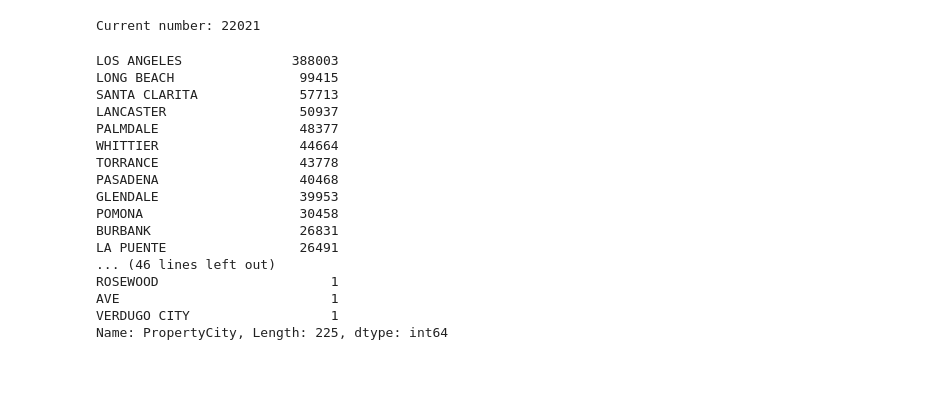
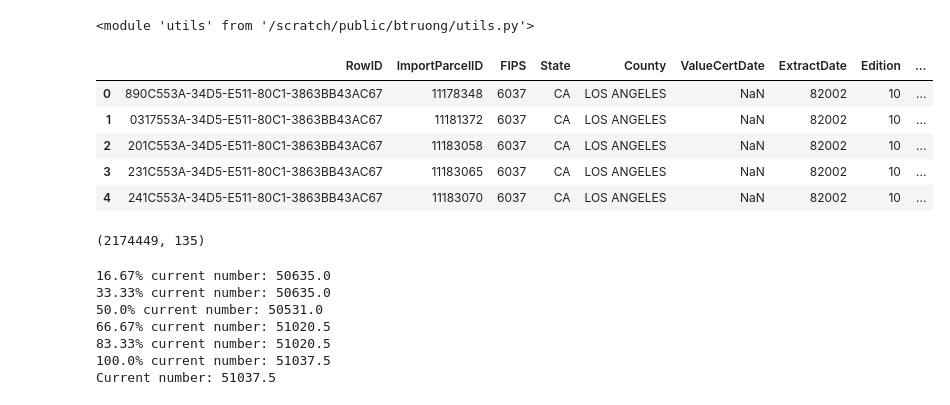
Before and after one commit to brianhtruong/cci_research, a Jupyter notebook: summer_2018/eml_ztrax/Quantifying Santa Monica.ipynb, the cells around one changed output. Saved outputs shown, nothing was run; the diff lists cells and outputs as text; code cells hidden in the pictures; blank space fills up the shorter version.

```diff
--- a/summer_2018/eml_ztrax/Quantifying Santa Monica.ipynb
+++ b/summer_2018/eml_ztrax/Quantifying Santa Monica.ipynb
@@ -20,32 +20,37 @@ from pathlib import Path
 
 # SQL
 import sqlalchemy
+# %%
+from importlib import reload
+import utils as utils
+reload(utils)
+# %% [output]
+<module 'utils' from '/scratch/public/btruong/utils.py'>
 # %%
-# Read LA_u subsidized
-la = pd.read_csv('los_angeles_u_v2'+'.csv', sep='|')
+# Read LA Unsubsidized
+la = pd.read_csv('los_angeles_u'+'_v2.csv', sep='|')
+# %%
+display(la.head())
+print(la.shape)
+# %% [output]
+|  | RowID | ImportParcelID | FIPS | State | County | ValueCertDate | ExtractDate | Edition | ... |
+| 0 | 890C553A-34D5-E511-80C1-3863BB43AC67 | 11178348 | 6037 | CA | LOS ANGELES | NaN | 82002 | 10 | ... |
+| 1 | 0317553A-34D5-E511-80C1-3863BB43AC67 | 11181372 | 6037 | CA | LOS ANGELES | NaN | 82002 | 10 | ... |
+| 2 | 201C553A-34D5-E511-80C1-3863BB43AC67 | 11183058 | 6037 | CA | LOS ANGELES | NaN | 82002 | 10 | ... |
+| 3 | 231C553A-34D5-E511-80C1-3863BB43AC67 | 11183065 | 6037 | CA | LOS ANGELES | NaN | 82002 | 10 | ... |
+| 4 | 241C553A-34D5-E511-80C1-3863BB43AC67 | 11183070 | 6037 | CA | LOS ANGELES | NaN | 82002 | 10 | ... |
+(2174449, 135)
 # %%
-#Filter for Santa Monica JCE only
-sm_jc = la[la.PropertyCity == 'SANTA MONICA']
-print('Current number:', len(sm_jc))
-la.PropertyCity.value_counts()
+# Clean and filter for Santa Monica JCE only
+sm_jc = utils.clean_city(la, 'SANTA MONICA')
+print('Current number:', sm_jc.NoOfUnits.sum())
 # %% [output]
-Current number: 22021
+16.67% current number: 50635.0
+33.33% current number: 50635.0
+50.0% current number: 50531.0
+66.67% current number: 51020.5
+83.33% current number: 51020.5
+100.0% current number: 51037.5
+Current number: 51037.5
-LOS ANGELES              388003
-LONG BEACH                99415
-SANTA CLARITA             57713
-LANCASTER                 50937
-PALMDALE                  48377
-WHITTIER                  44664
-TORRANCE                  43778
-PASADENA                  40468
-GLENDALE                  39953
-POMONA                    30458
-BURBANK                   26831
-LA PUENTE                 26491
-... (46 lines left out)
-ROSEWOOD                      1
-AVE                           1
-VERDUGO CITY                  1
-Name: PropertyCity, Length: 225, dtype: int64
 # %%
 # Filter for not subsidized
```
Also changed, not shown: parts of 17 cells of this notebook, 3 other files.
